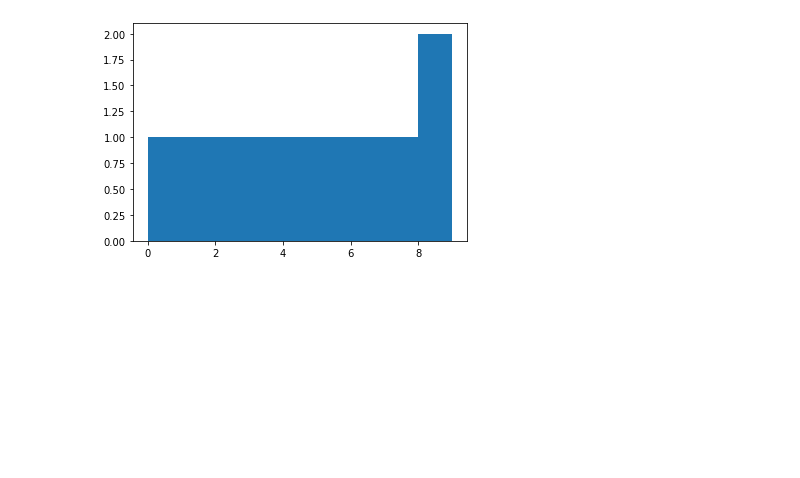
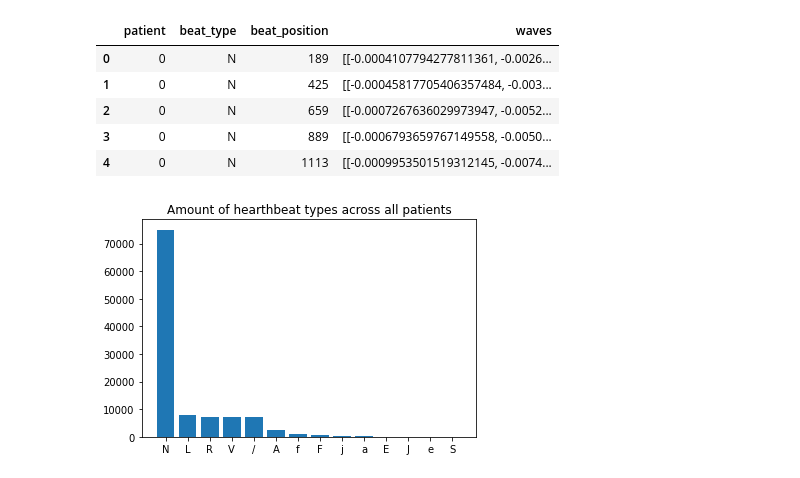
Before and after one commit to GeorgGroenendaal/Heartbeat-CNN, a Jupyter notebook: notebooks/Exploratory Plots.ipynb, the cells around one changed output. Cells and saved outputs as stored; diff of their text form; code cells hidden in the pictures; blank space fills up the shorter version.

```diff
--- a/notebooks/Exploratory Plots.ipynb
+++ b/notebooks/Exploratory Plots.ipynb
@@ -5,5 +5,0 @@ import numpy as np
-# %%
-plt.hist(np.arange(10), np.(10))
-plt.show()
-# %% [output]
-[figure, removed]
@@ -9,0 +10,18 @@ plt.show()
+# %%
+data = pd.read_pickle("splitted_samples.data")
+data.head()
+# %% [output]
+|  | patient | beat_type | beat_position | waves |
+| 0 | 0 | N | 189 | [[-0.0004107794277811361, -0.0026... |
+| 1 | 0 | N | 425 | [[-0.00045817705406357484, -0.003... |
+| 2 | 0 | N | 659 | [[-0.0007267636029973947, -0.0052... |
+| 3 | 0 | N | 889 | [[-0.0006793659767149558, -0.0050... |
+| 4 | 0 | N | 1113 | [[-0.0009953501519312145, -0.0074... |
+# %%
+beat_type_counts = data["beat_type"].value_counts()
+plt.bar(beat_type_counts.index, beat_type_counts.values)
+plt.title("Amount of hearthbeat types across all patients")
+plt.savefig(figure_path("heartbeat_types.png"))
+plt.show()
+# %% [output]
+[figure, added]
```
Also changed, not shown: parts of 4 cells of this notebook, 10 other files.
